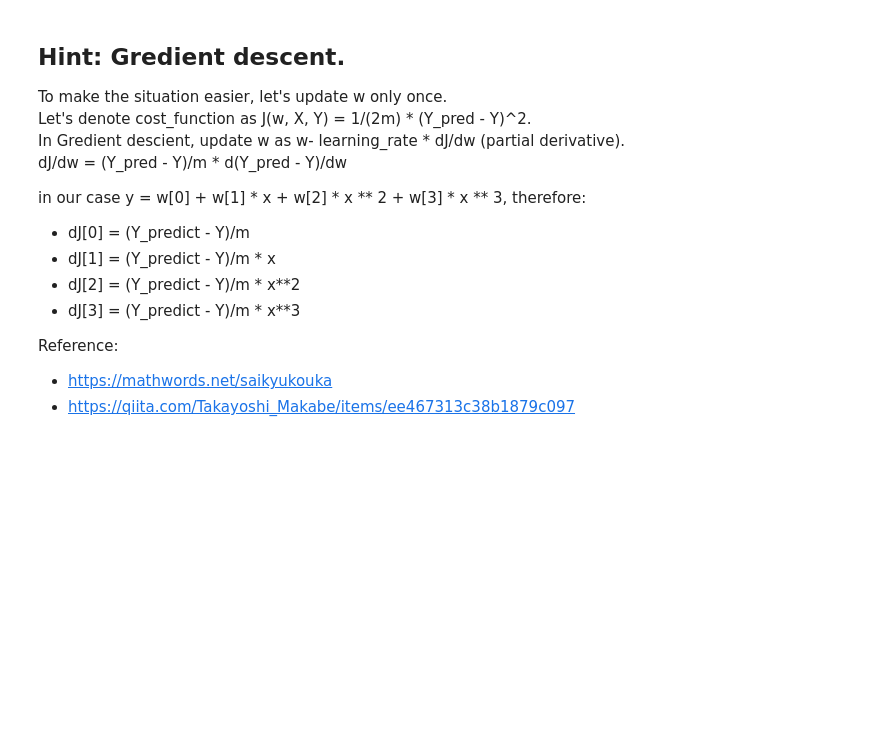
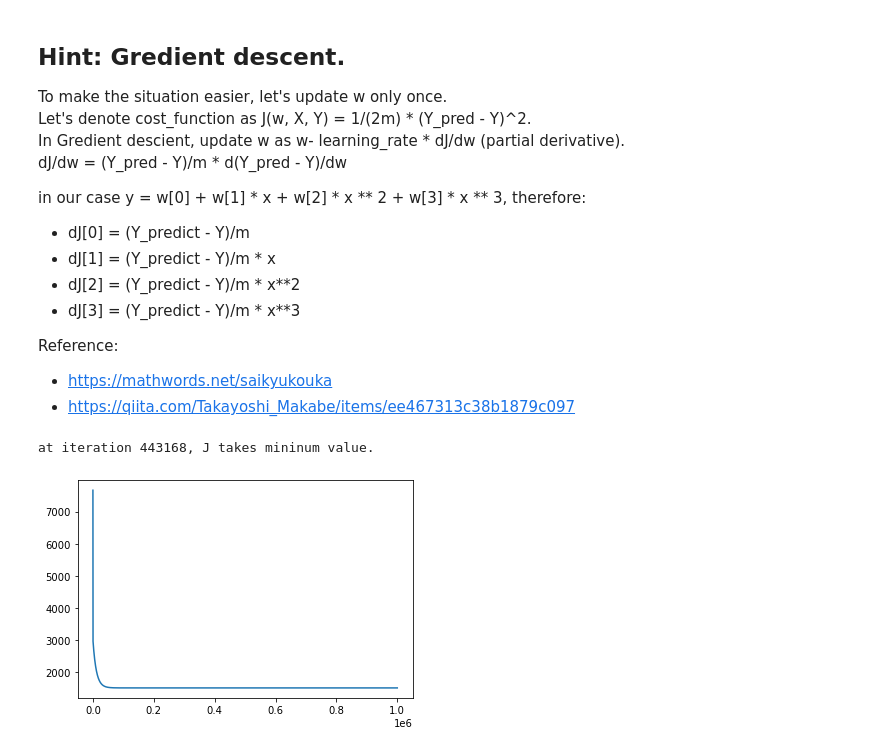
Before and after one commit to yemaozi88/speech_recognition_1, a Jupyter notebook: curve_fitting.ipynb, the cells around one changed output. Cells and saved outputs as stored; diff of their text form; code cells hidden in the pictures; blank space fills up the shorter version.

Commit message:
fix Gradient Descent

```diff
--- a/curve_fitting.ipynb
+++ b/curve_fitting.ipynb
@@ -138,10 +164,10 @@ def update_w1(w, X, Y, learning_rate = 0.001):
     ### WRITE YOUR OWN CODES: BEGIN ###
     Y_predict = f_(X, w)
     error = Y_predict - Y
-    w_[0] = None # change here
+    w_[0] = w[0] - learning_rate /m * np.sum(error)
     w_[1] = w[1] - learning_rate /m * np.dot(X.T, error)
-    w_[2] = None # change here
-    w_[3] = None # change here
+    w_[2] = w[2] - learning_rate /m * np.dot((X**2).T, error)
+    w_[3] = w[3] - learning_rate /m * np.dot((X**3).T, error)
     ### WRITE YOUR OWN CODES: END ###
 
     return w_
@@ -151,27 +177,32 @@ def gradient_descent(w0, X, Y, learning_rate = 0.001, n_iter = 100):
     J_history = []
     w_history = []
     w = np.copy(w0)
+    #w = np.array(w0.copy())
     for i in range(n_iter):
         ### WRITE YOUR OWN CODES: BEGIN ###
         # update w.
-        None
+        w1 = update_w1(w, X, Y, learning_rate)
 
         # add value to J_history and w_history.
-        None
+        J_history.append(cost_function(w1, X, Y))
+        w_history.append(w1)
 
         # update w.
-        None
+        #w0 = w
+        w = np.copy(w1)
 
         ### WRITE YOUR OWN CODES: END ###
-
     return w_history, J_history
 # %%
 ## check
 # display cost function.
-w = np.ones(4)
-w_history, J_history = gradient_descent(w, X, Y, learning_rate = 0.0001, n_iter = 1000)
+w_np = np.ones(4)
+w_history, J_history = gradient_descent(w_np, X, Y, learning_rate = 0.0001, n_iter = 1000000)
 plt.plot(J_history)
 print('at iteration {}, J takes mininum value.'.format(np.argmin(J_history)))
+# %% [output]
+at iteration 443168, J takes mininum value.
+[figure, added]
 # %%
 ## display curve.
 # get the min value of J.
```
Also changed, not shown: parts of 9 cells of this notebook.
